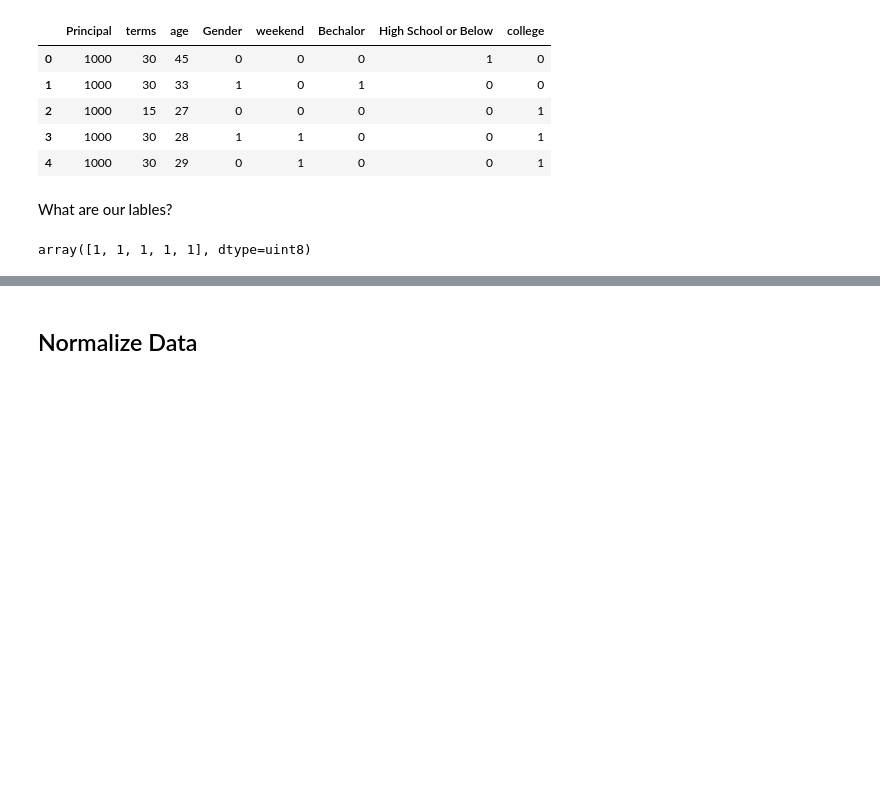
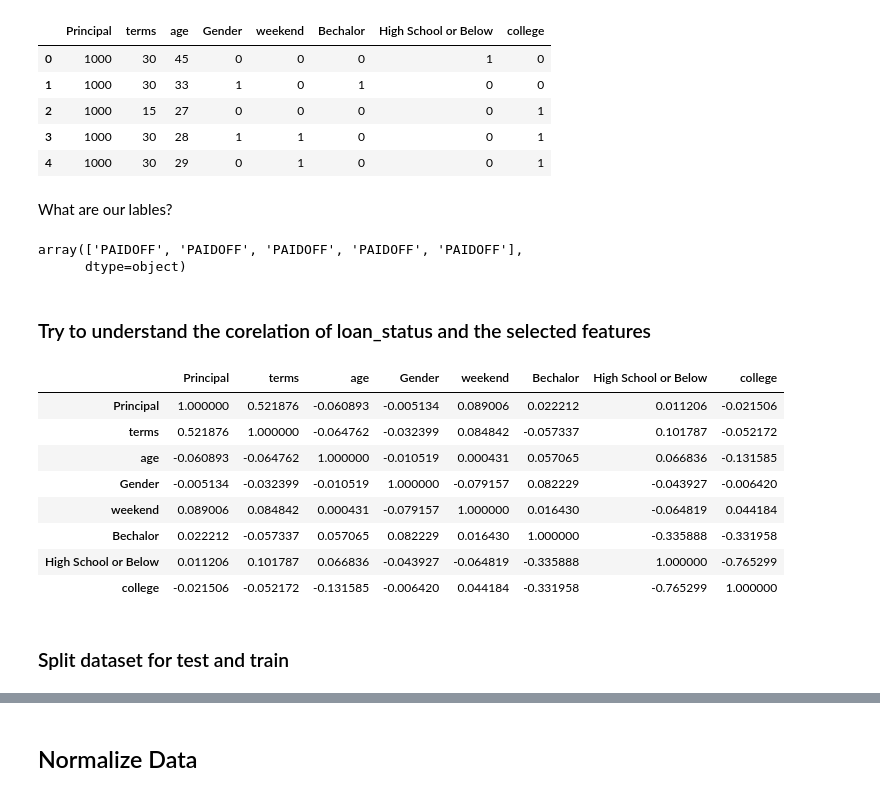
Before and after one commit to samermaher/testrepo, a Jupyter notebook: Machine learning.ipynb, the cells around one changed output, grey strips where cells are left out. Saved outputs shown, nothing was run; the diff lists cells and outputs as text; code cells hidden in the pictures; blank space fills up the shorter version.

```diff
--- a/Machine learning.ipynb
+++ b/Machine learning.ipynb
@@ -232,7 +227,26 @@ X[0:5]
 # %% [markdown]
 What are our lables?
 # %%
-y = pd.get_dummies(df['loan_status'])['PAIDOFF'].values
+y = df['loan_status'].values
 y[0:5]
 # %% [output]
-array([1, 1, 1, 1, 1], dtype=uint8)
+array(['PAIDOFF', 'PAIDOFF', 'PAIDOFF', 'PAIDOFF', 'PAIDOFF'],
+      dtype=object)
+# %% [markdown]
+### Try to understand the corelation of loan_status and the selected features
+# %%
+merge = pd.concat([X, df['loan_status']], axis=1, sort=False)
+merge.head()
+merge.corr(method='pearson')
+# %% [output]
+|  | Principal | terms | age | Gender | weekend | Bechalor | High School or Below | college |
+| Principal | 1.000000 | 0.521876 | -0.060893 | -0.005134 | 0.089006 | 0.022212 | 0.011206 | -0.021506 |
+| terms | 0.521876 | 1.000000 | -0.064762 | -0.032399 | 0.084842 | -0.057337 | 0.101787 | -0.052172 |
+| age | -0.060893 | -0.064762 | 1.000000 | -0.010519 | 0.000431 | 0.057065 | 0.066836 | -0.131585 |
+| Gender | -0.005134 | -0.032399 | -0.010519 | 1.000000 | -0.079157 | 0.082229 | -0.043927 | -0.006420 |
+| weekend | 0.089006 | 0.084842 | 0.000431 | -0.079157 | 1.000000 | 0.016430 | -0.064819 | 0.044184 |
+| Bechalor | 0.022212 | -0.057337 | 0.057065 | 0.082229 | 0.016430 | 1.000000 | -0.335888 | -0.331958 |
+| High School or Below | 0.011206 | 0.101787 | 0.066836 | -0.043927 | -0.064819 | -0.335888 | 1.000000 | -0.765299 |
+| college | -0.021506 | -0.052172 | -0.131585 | -0.006420 | 0.044184 | -0.331958 | -0.765299 | 1.000000 |
+# %% [markdown]
+### Split dataset for test and train
```
Also changed, not shown: parts of 61 cells of this notebook.
